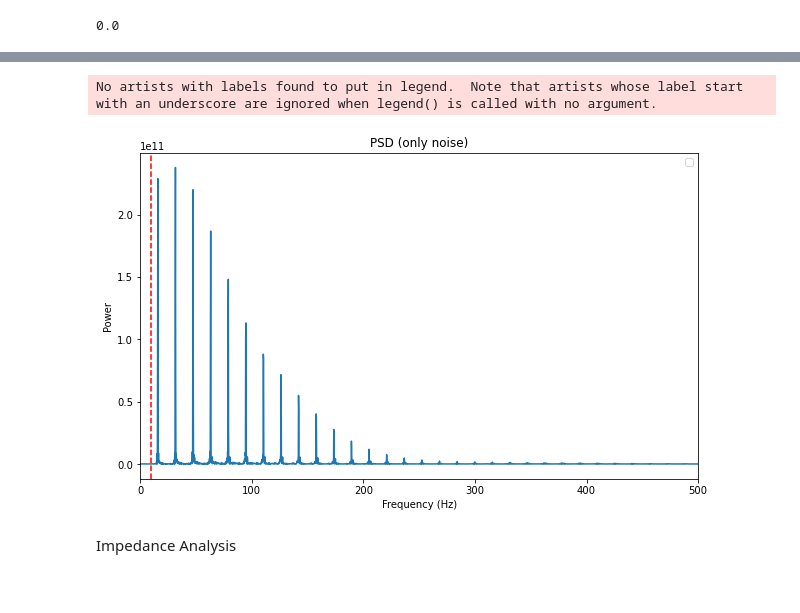
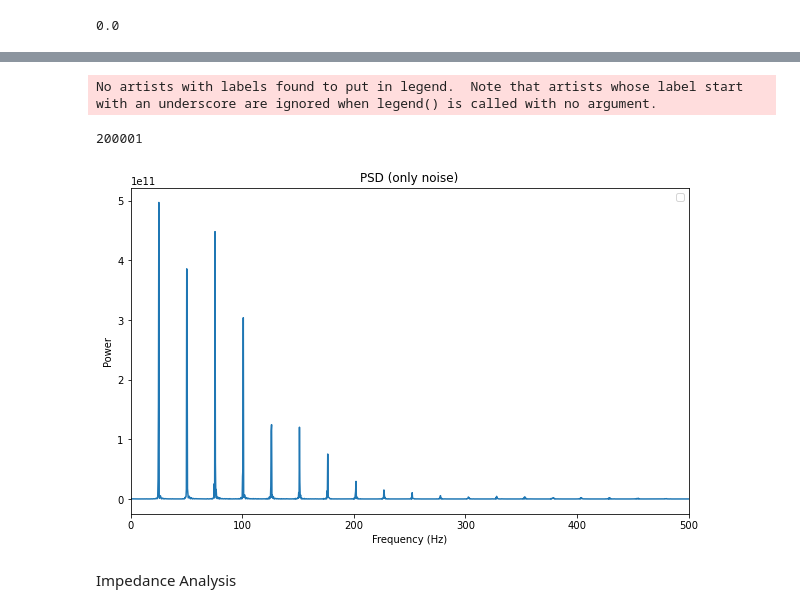
Before and after one commit to tiny-infinity/GridCellsTheta, a Jupyter notebook: single_stell.ipynb, the cells around one changed output, grey strips where cells are left out. Saved outputs shown, nothing was run; the diff lists cells and outputs as text; code cells hidden in the pictures.

```diff
--- a/single_stell.ipynb
+++ b/single_stell.ipynb
@@ -107,22 +100,23 @@ Interspike intervals (ms): [  37.325      9967.50000002   57.075        62.6
 # %%
 import analysis_utils as a_utils
-
-fft_freq,fft_sig,fft_power = a_utils.calc_fft(stell_v.to_python()[10000:])
+print(len(stell_v.to_python()))
+fft_freq,fft_sig,fft_power = a_utils.calc_fft(stell_v.to_python()[80000:])
 plt.figure(figsize=(10, 6))
 plt.plot(fft_freq, fft_power)
 plt.xlim(0, 350)
 plt.xlabel("Frequency (Hz)")
 plt.ylabel("Power")
 #plt.axvline(x=1000/37.1, color='r', linestyle='--', label=f'Dominant Frequency: {1000/62.2:.2f} Hz  ')
-plt.axvline(x=theta_freq, color='r', linestyle='--')
+#plt.axvline(x=theta_freq, color='r', linestyle='--')
 plt.xlim(0,1000)
 plt.title("PSD (only noise)")
 plt.legend()
 plt.xlim(0,500)
 plt.show()
 # %% [output]
 No artists with labels found to put in legend.  Note that artists whose label start with an underscore are ignored when legend() is called with no argument.
+200001
-[figure, old version]
+[figure, new version]
 # %% [markdown]
 Impedance Analysis
 # %%
```
Also changed, not shown: parts of 4 cells of this notebook.
